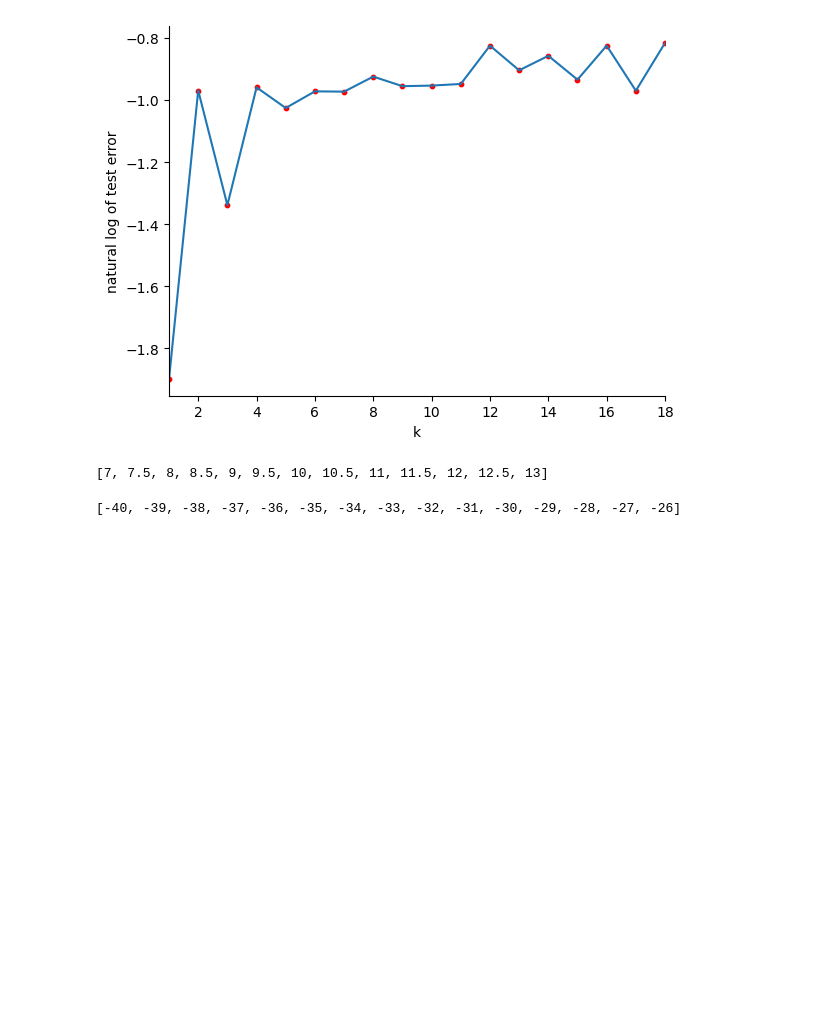
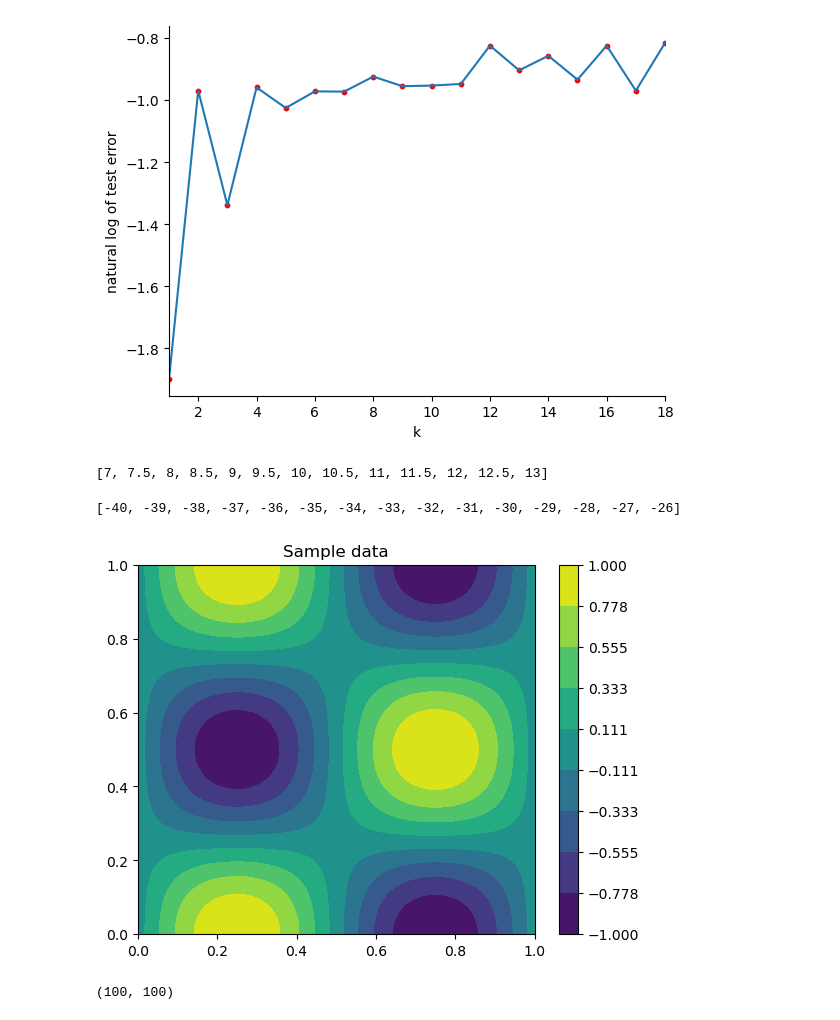
Before and after one commit to zibaee-2021/ASSIGNMENTS, a Jupyter notebook: SL_ASSIGNMENTS/PART_ONE/Part1.1.ipynb, the cells around one changed output. Cells and saved outputs as stored; diff of their text form; code cells hidden in the pictures; blank space fills up the shorter version.

```diff
--- a/SL_ASSIGNMENTS/PART_ONE/Part1.1.ipynb
+++ b/SL_ASSIGNMENTS/PART_ONE/Part1.1.ipynb
@@ -154,3 +154,31 @@ a = list(range(-40, -25))
 a
 # %% [output]
 [-40, -39, -38, -37, -36, -35, -34, -33, -32, -31, -30, -29, -28, -27, -26]
+# %%
+import numpy as np
+import matplotlib.pyplot as plt
+
+# Step 1: Create a meshgrid
+x = np.linspace(0, 1, 100)  # 100 points from 0 to 1
+y = np.linspace(0, 1, 100)
+X, Y = np.meshgrid(x, y)
+
+# Step 2: Evaluate a function to create z values.
+# This is just an example function. You'll need to use the function that represents your data.
+Z = np.sin(X*2*np.pi) * np.cos(Y*2*np.pi)
+
+# Step 3: Plot the filled contour
+plt.contourf(X, Y, Z, levels=np.linspace(Z.min(), Z.max(), 10), cmap='viridis')
+plt.colorbar()  # Optional: to add a color bar on the side
+
+# Optional: Set the title
+plt.title('Sample data')
+
+# Show the plot
+plt.show()
+# %% [output]
+[figure, added]
+# %%
+Z.shape
+# %% [output]
+(100, 100)
```
Also changed, not shown: parts of 10 cells of this notebook, 2 other files.
